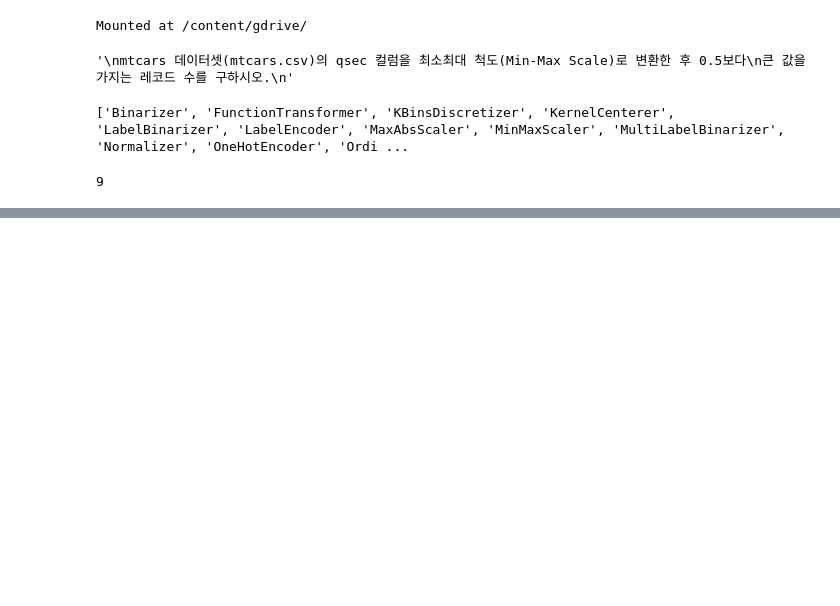
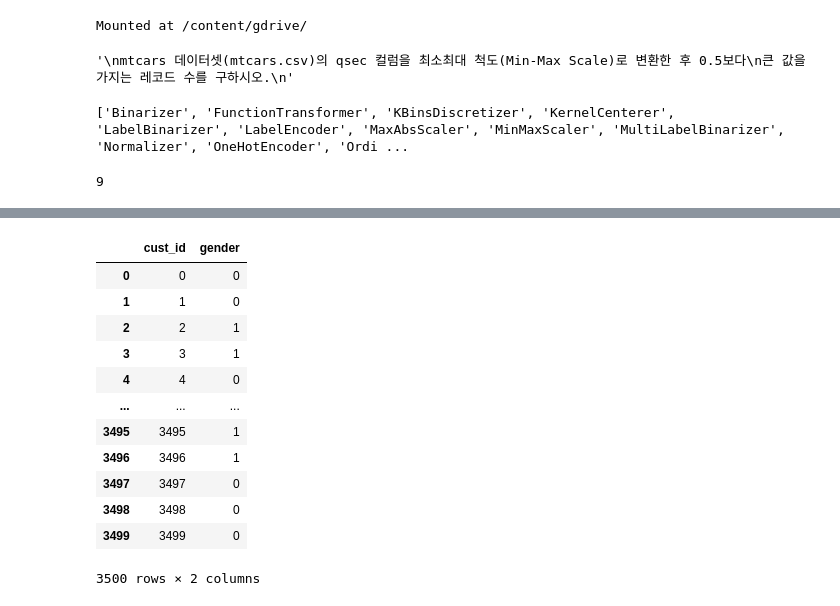
Before and after one commit to tkasod2/TIL, a Jupyter notebook: 빅분기_준비용_흐름파일.ipynb, the cells around one changed output, grey strips where cells are left out. Saved outputs shown, nothing was run; the diff lists cells and outputs as text; code cells hidden in the pictures; blank space fills up the shorter version.

```diff
--- a/빅분기_준비용_흐름파일.ipynb
+++ b/빅분기_준비용_흐름파일.ipynb
@@ -48,0 +49,4 @@ data2 = pd.read_csv('/content/gdrive/MyDrive/빅분기/[Dataset]
+# %%
+X_train = pd.read_csv('/content/gdrive/MyDrive/빅분기/[Dataset] 작업형 제2유형/X_train.csv', encoding='euc-kr')
+X_test = pd.read_csv('/content/gdrive/MyDrive/빅분기/[Dataset] 작업형 제2유형/X_test.csv', encoding='euc-kr')
+y_train = pd.read_csv('/content/gdrive/MyDrive/빅분기/[Dataset] 작업형 제2유형/y_train.csv', encoding='euc-kr')
@@ -48,0 +57,16 @@ data2 = pd.read_csv('/content/gdrive/MyDrive/빅분기/[Dataset]
+# %%
+y_train
+# %% [output]
+|  | cust_id | gender |
+| 0 | 0 | 0 |
+| 1 | 1 | 0 |
+| 2 | 2 | 1 |
+| 3 | 3 | 1 |
+| 4 | 4 | 0 |
+| ... | ... | ... |
+| 3495 | 3495 | 1 |
+| 3496 | 3496 | 1 |
+| 3497 | 3497 | 0 |
+| 3498 | 3498 | 0 |
+| 3499 | 3499 | 0 |
+3500 rows × 2 columns
```
Also changed, not shown: parts of 19 cells of this notebook.
